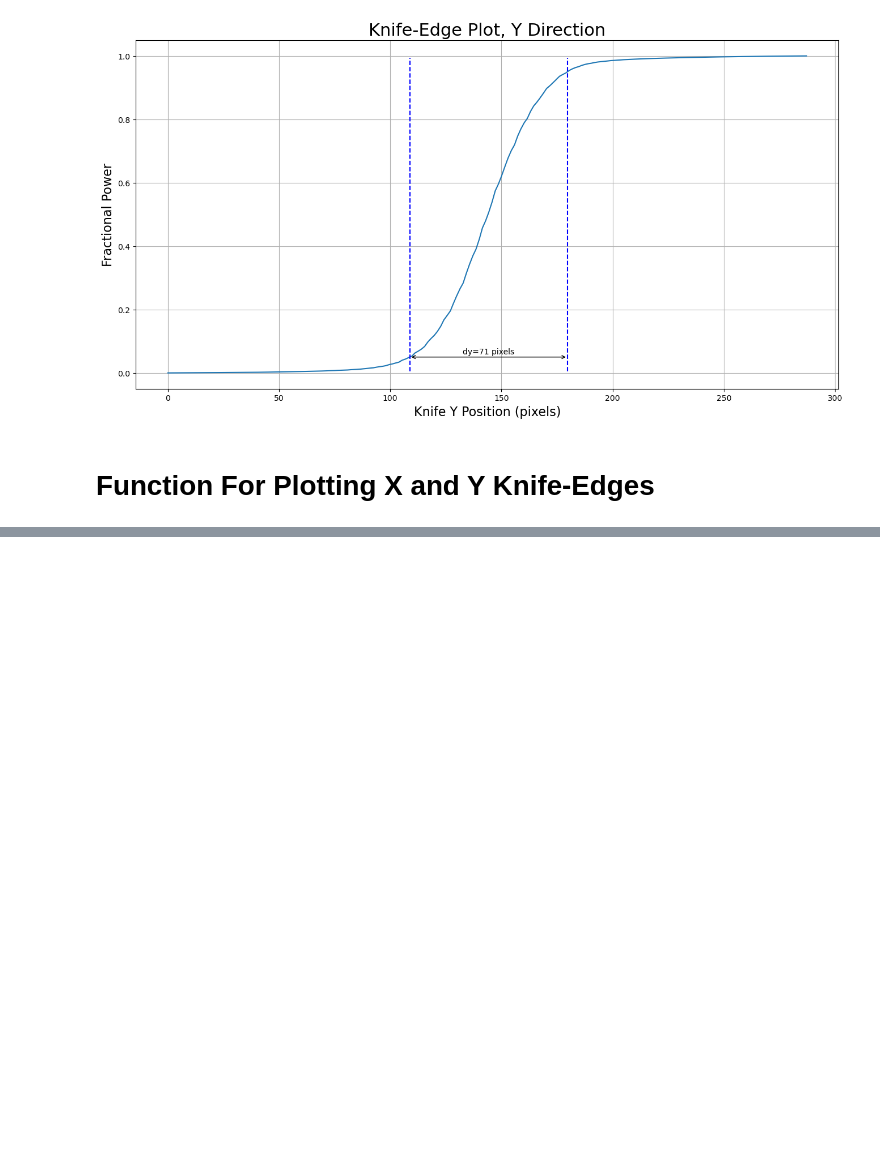
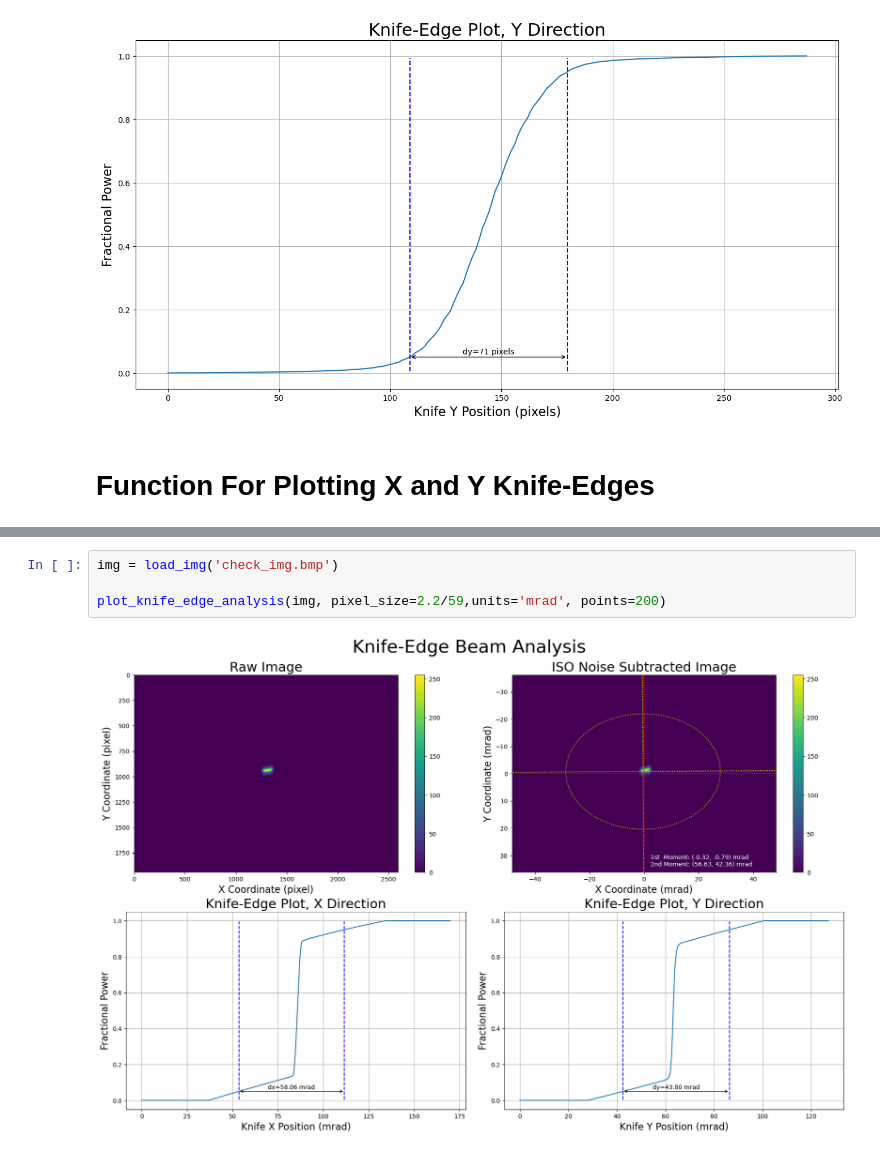
Before and after one commit to ryantro/laserbeamtools, a Jupyter notebook: docs/LBT-01-Rotated-Knife-Edges.ipynb, the cells around one changed output, grey strips where cells are left out. Cells and saved outputs as stored; diff of their text form; blank space fills up the shorter version.

```diff
--- a/docs/LBT-01-Rotated-Knife-Edges.ipynb
+++ b/docs/LBT-01-Rotated-Knife-Edges.ipynb
@@ -962,0 +974,6 @@ plot_knife_edge_analysis(img, pixel_size=2.2 / 0.395, points=200)
+# %%
+img = load_img('check_img.bmp')
+
+plot_knife_edge_analysis(img, pixel_size=2.2/59,units='mrad', points=200)
+# %% [output]
+[figure, added]
```
Also changed, not shown: parts of 5 cells of this notebook, 21 other files.
